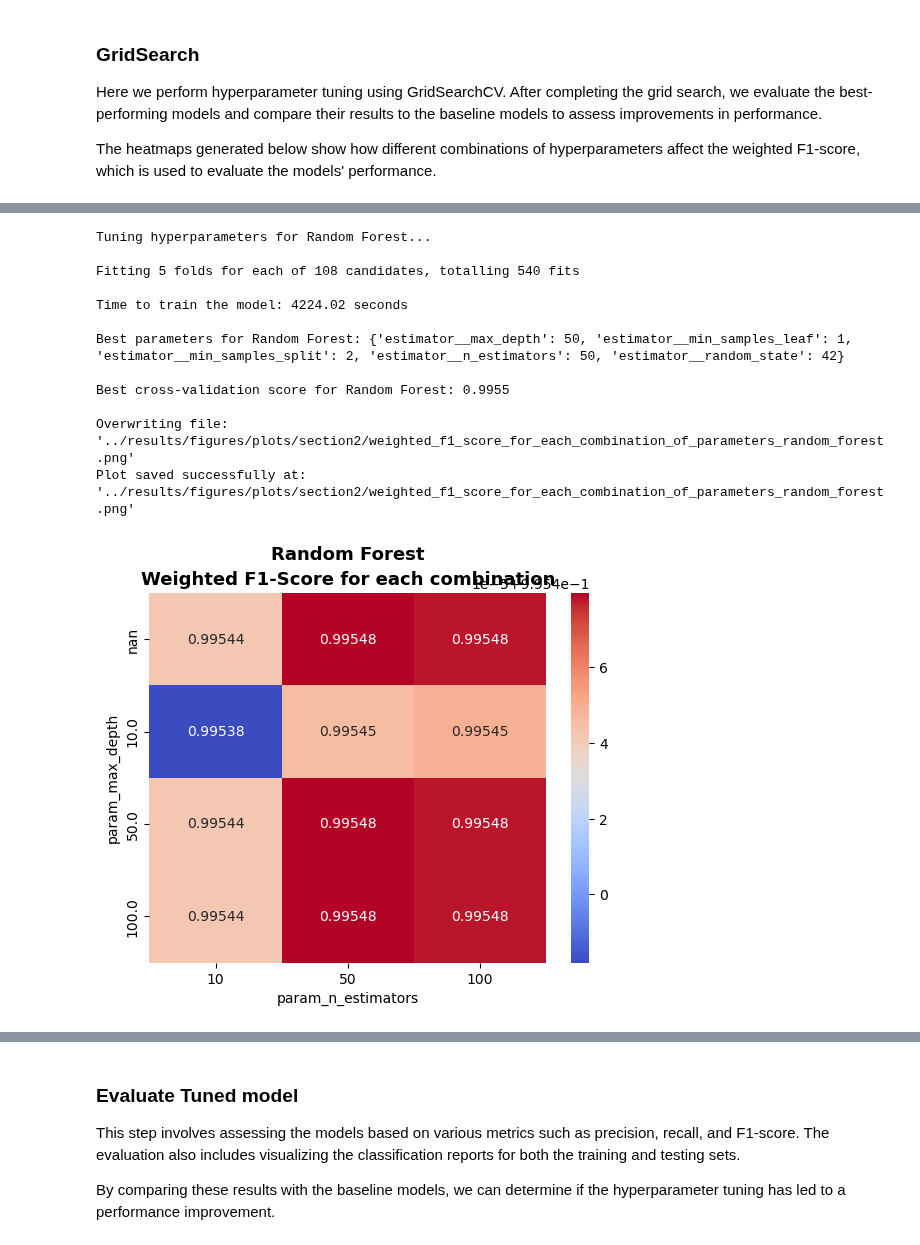
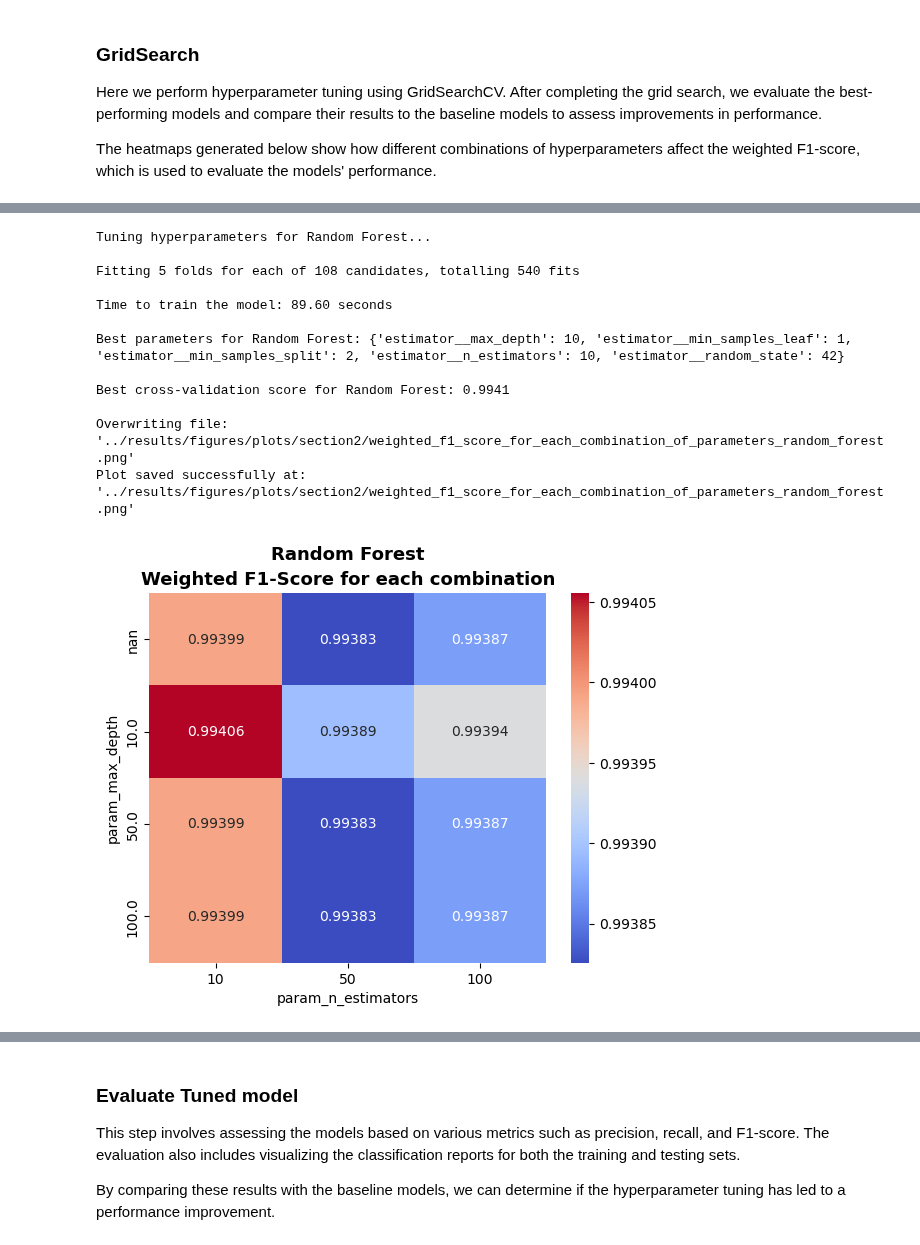
Before and after one commit to Botti01/SSH-Shell-Attacks, a Jupyter notebook: notebooks/section2_supervised_learning_classification.ipynb, the cells around one changed output, grey strips where cells are left out. Saved outputs shown, nothing was run; the diff lists cells and outputs as text; code cells hidden in the pictures.

```diff
--- a/notebooks/section2_supervised_learning_classification.ipynb
+++ b/notebooks/section2_supervised_learning_classification.ipynb
@@ -649,7 +648,7 @@ Plot saved successfully at: '../results/figures/plots/section2/weighted_f1_score
 # %%
 # Esegui GridSearch per Random Forest con OneVsRestClassifier
 best_rf_model = hyperparameter_tuning_with_gridsearch(
-    "Random Forest", RandomForestClassifier(random_state=42), param_grid_rf, X_train_tfidf, y_train_binary
+    "Random Forest", RandomForestClassifier(random_state=42), param_grid_rf, X_train, y_train_binary
 )
 
 results_rf = pd.DataFrame(best_rf_model.cv_results_)  # cv_results_ contiene i dettagli della GridSearch
@@ -657,37 +656,37 @@ results_rf = pd.DataFrame(best_rf_model.cv_results_)  # cv_results_ contiene i d
 # Rimuovi eventuali duplicati
 results_rf = results_rf.drop_duplicates(subset=['param_estimator__max_depth', 'param_estimator__n_estimators'])
 
 # Crea la pivot table senza duplicati
 scores_rf = results_rf.pivot(index='param_estimator__max_depth',
                              columns='param_estimator__n_estimators',
                              values='mean_test_score')
 
 # Heatmap
 sns.heatmap(scores_rf, annot=True, cmap='coolwarm', fmt='.5g')
 plt.xlabel('param_n_estimators')
 plt.ylabel('param_max_depth')
 plt.title('Random Forest\nWeighted F1-Score for each combination', fontsize=13, weight='bold', linespacing=1.5)
 
 # Save the plot
 current_fig = plt.gcf()
 save_plot(current_fig, plot_directory, "weighted_f1_score_for_each_combination_of_parameters_random_forest", "png", global_overwrite)
 
 # Show the plot
 plt.show()
 # %% [output]
 Tuning hyperparameters for Random Forest...
 
 Fitting 5 folds for each of 108 candidates, totalling 540 fits
 
-Time to train the model: 4224.02 seconds
+Time to train the model: 89.60 seconds
 
-Best parameters for Random Forest: {'estimator__max_depth': 50, 'estimator__min_samples_leaf': 1, 'estimator__min_samples_split': 2, 'estimator__n_estimators': 50, 'estimator__random_state': 42}
+Best parameters for Random Forest: {'estimator__max_depth': 10, 'estimator__min_samples_leaf': 1, 'estimator__min_samples_split': 2, 'estimator__n_estimators': 10, 'estimator__random_state': 42}
 
-Best cross-validation score for Random Forest: 0.9955
+Best cross-validation score for Random Forest: 0.9941
 
 Overwriting file: '../results/figures/plots/section2/weighted_f1_score_for_each_combination_of_parameters_random_forest.png'
 Plot saved successfully at: '../results/figures/plots/section2/weighted_f1_score_for_each_combination_of_parameters_random_forest.png'
-[figure, old version]
+[figure, new version]
 # %%
 # Esegui GridSearch per SVM con OneVsRestClassifier
 best_svm_model = hyperparameter_tuning_with_gridsearch(
```
Also changed, not shown: parts of 15 cells of this notebook.
